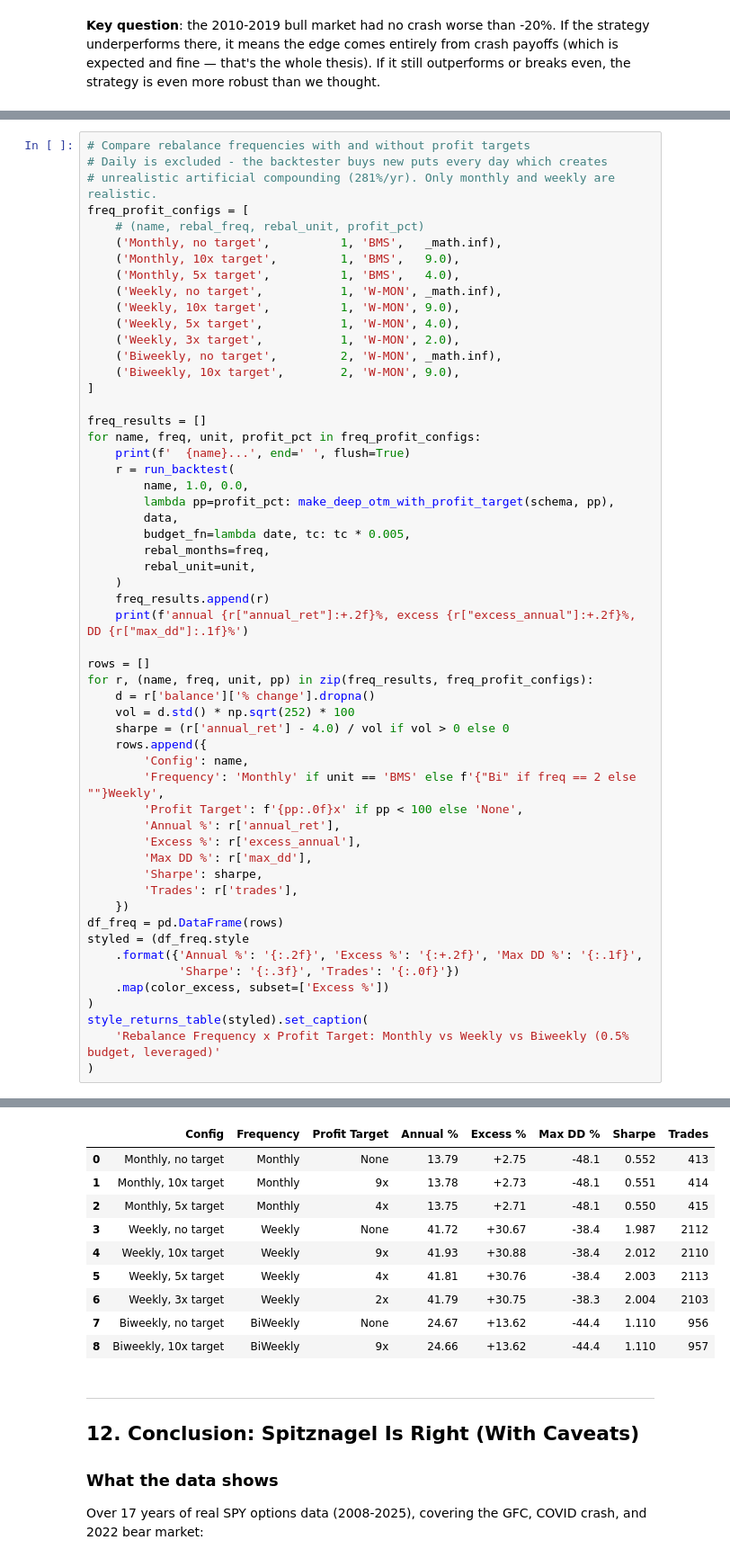
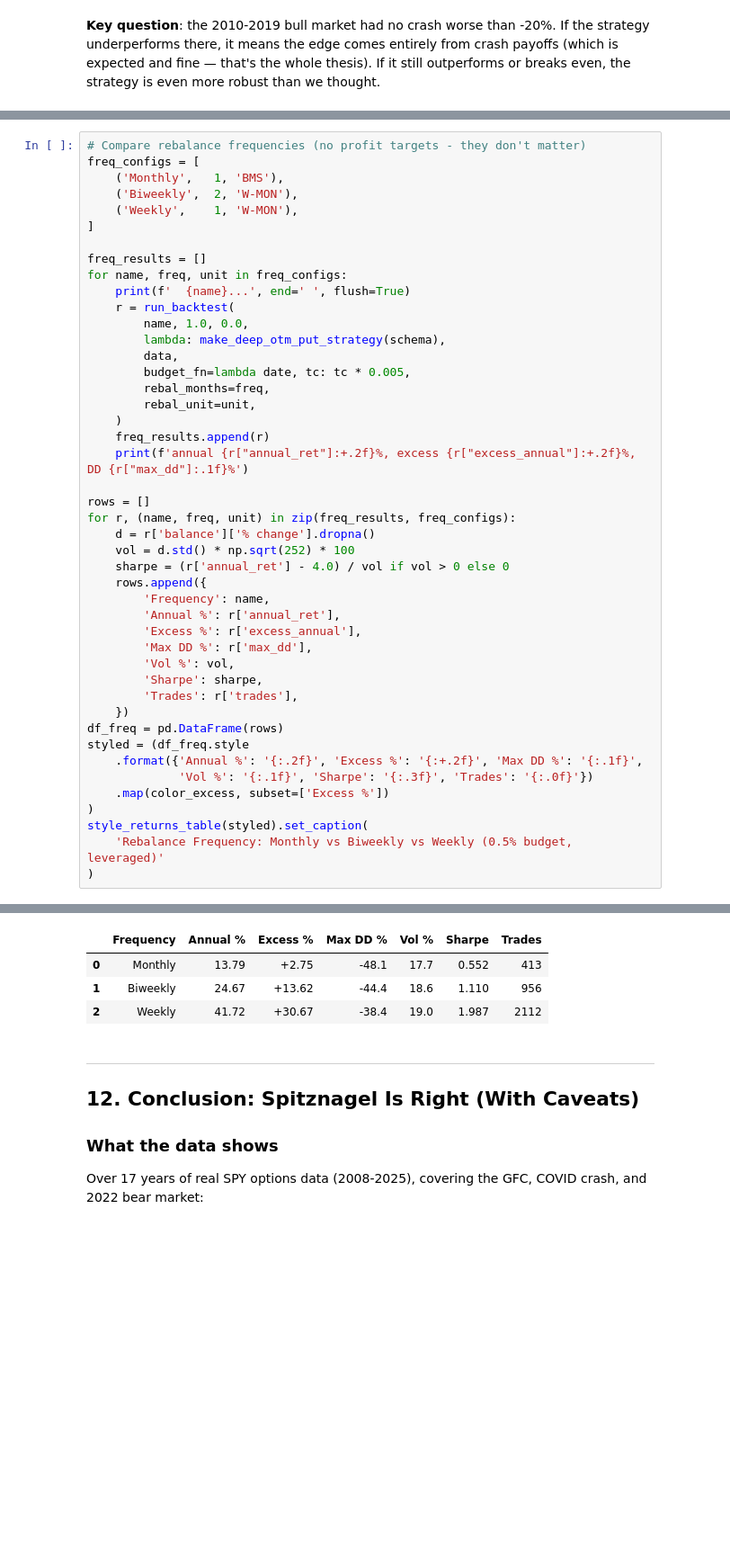
Before and after one commit to lambdaclass/options_backtester, a Jupyter notebook: notebooks/spitznagel_case.ipynb, the cells around one changed output, grey strips where cells are left out. Shown at 90% size. Saved outputs shown, nothing was run; the diff lists cells and outputs as text; blank space fills up the shorter version.

```diff
--- a/notebooks/spitznagel_case.ipynb
+++ b/notebooks/spitznagel_case.ipynb
@@ -1213,26 +1139,17 @@ We added `rebalance_unit` support to the backtester so we can test weekly (`W-MO
 # %%
-# Compare rebalance frequencies with and without profit targets
-# Daily is excluded - the backtester buys new puts every day which creates
-# unrealistic artificial compounding (281%/yr). Only monthly and weekly are realistic.
-freq_profit_configs = [
-    # (name, rebal_freq, rebal_unit, profit_pct)
-    ('Monthly, no target',          1, 'BMS',   _math.inf),
-    ('Monthly, 10x target',         1, 'BMS',   9.0),
-    ('Monthly, 5x target',          1, 'BMS',   4.0),
-    ('Weekly, no target',           1, 'W-MON', _math.inf),
-    ('Weekly, 10x target',          1, 'W-MON', 9.0),
-    ('Weekly, 5x target',           1, 'W-MON', 4.0),
-    ('Weekly, 3x target',           1, 'W-MON', 2.0),
-    ('Biweekly, no target',         2, 'W-MON', _math.inf),
-    ('Biweekly, 10x target',        2, 'W-MON', 9.0),
+# Compare rebalance frequencies (no profit targets - they don't matter)
+freq_configs = [
+    ('Monthly',   1, 'BMS'),
+    ('Biweekly',  2, 'W-MON'),
+    ('Weekly',    1, 'W-MON'),
 ]
 
 freq_results = []
-for name, freq, unit, profit_pct in freq_profit_configs:
+for name, freq, unit in freq_configs:
     print(f'  {name}...', end=' ', flush=True)
     r = run_backtest(
         name, 1.0, 0.0,
-        lambda pp=profit_pct: make_deep_otm_with_profit_target(schema, pp),
+        lambda: make_deep_otm_put_strategy(schema),
         data,
         budget_fn=lambda date, tc: tc * 0.005,
         rebal_months=freq,
@@ -1242,27 +1159,26 @@ for name, freq, unit, profit_pct in freq_profit_configs:
     print(f'annual {r["annual_ret"]:+.2f}%, excess {r["excess_annual"]:+.2f}%, DD {r["max_dd"]:.1f}%')
 
 rows = []
-for r, (name, freq, unit, pp) in zip(freq_results, freq_profit_configs):
+for r, (name, freq, unit) in zip(freq_results, freq_configs):
     d = r['balance']['% change'].dropna()
     vol = d.std() * np.sqrt(252) * 100
     sharpe = (r['annual_ret'] - 4.0) / vol if vol > 0 else 0
     rows.append({
-        'Config': name,
-        'Frequency': 'Monthly' if unit == 'BMS' else f'{"Bi" if freq == 2 else ""}Weekly',
-        'Profit Target': f'{pp:.0f}x' if pp < 100 else 'None',
+        'Frequency': name,
         'Annual %': r['annual_ret'],
         'Excess %': r['excess_annual'],
         'Max DD %': r['max_dd'],
+        'Vol %': vol,
         'Sharpe': sharpe,
         'Trades': r['trades'],
     })
 df_freq = pd.DataFrame(rows)
 styled = (df_freq.style
     .format({'Annual %': '{:.2f}', 'Excess %': '{:+.2f}', 'Max DD %': '{:.1f}',
-             'Sharpe': '{:.3f}', 'Trades': '{:.0f}'})
+             'Vol %': '{:.1f}', 'Sharpe': '{:.3f}', 'Trades': '{:.0f}'})
     .map(color_excess, subset=['Excess %'])
 )
 style_returns_table(styled).set_caption(
-    'Rebalance Frequency x Profit Target: Monthly vs Weekly vs Biweekly (0.5% budget, leveraged)'
+    'Rebalance Frequency: Monthly vs Biweekly vs Weekly (0.5% budget, leveraged)'
 )
 # %% [output]
@@ -1288,13 +1192,7 @@ Rebalance Frequency x Profit Target: Monthly vs Weekly vs Biweekly (0.5% budget,
-|  | Config | Frequency | Profit Target | Annual % | Excess % | Max DD % | Sharpe | Trades |
-| 0 | Monthly, no target | Monthly | None | 13.79 | +2.75 | -48.1 | 0.552 | 413 |
-| 1 | Monthly, 10x target | Monthly | 9x | 13.78 | +2.73 | -48.1 | 0.551 | 414 |
-| 2 | Monthly, 5x target | Monthly | 4x | 13.75 | +2.71 | -48.1 | 0.550 | 415 |
-| 3 | Weekly, no target | Weekly | None | 41.72 | +30.67 | -38.4 | 1.987 | 2112 |
-| 4 | Weekly, 10x target | Weekly | 9x | 41.93 | +30.88 | -38.4 | 2.012 | 2110 |
-| 5 | Weekly, 5x target | Weekly | 4x | 41.81 | +30.76 | -38.4 | 2.003 | 2113 |
-| 6 | Weekly, 3x target | Weekly | 2x | 41.79 | +30.75 | -38.3 | 2.004 | 2103 |
-| 7 | Biweekly, no target | BiWeekly | None | 24.67 | +13.62 | -44.4 | 1.110 | 956 |
-| 8 | Biweekly, 10x target | BiWeekly | 9x | 24.66 | +13.62 | -44.4 | 1.110 | 957 |
+|  | Frequency | Annual % | Excess % | Max DD % | Vol % | Sharpe | Trades |
+| 0 | Monthly | 13.79 | +2.75 | -48.1 | 17.7 | 0.552 | 413 |
+| 1 | Biweekly | 24.67 | +13.62 | -44.4 | 18.6 | 1.110 | 956 |
+| 2 | Weekly | 41.72 | +30.67 | -38.4 | 19.0 | 1.987 | 2112 |
 # %% [markdown]
 ---
 ## 12. Conclusion: Spitznagel Is Right (With Caveats)
```
Also changed, not shown: parts of 4 cells of this notebook, 3 other files.
